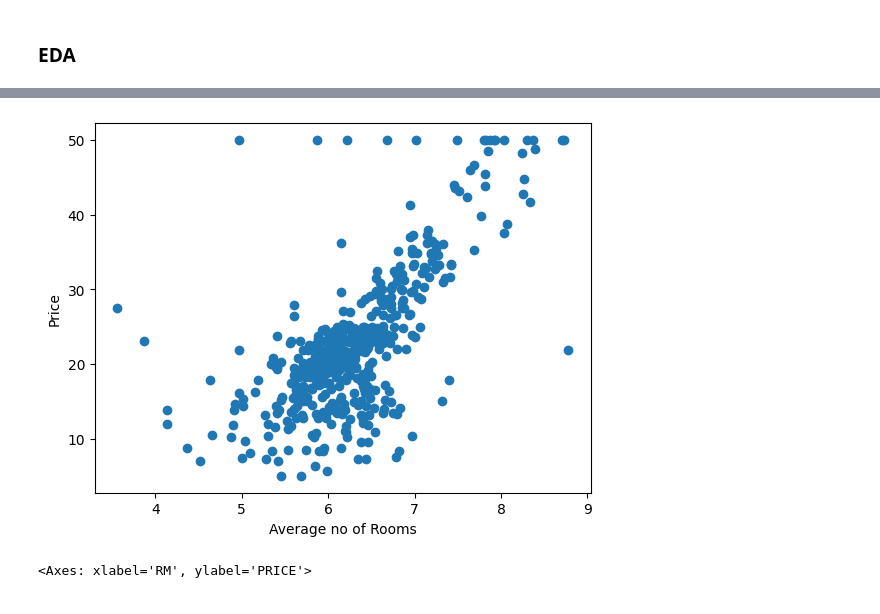
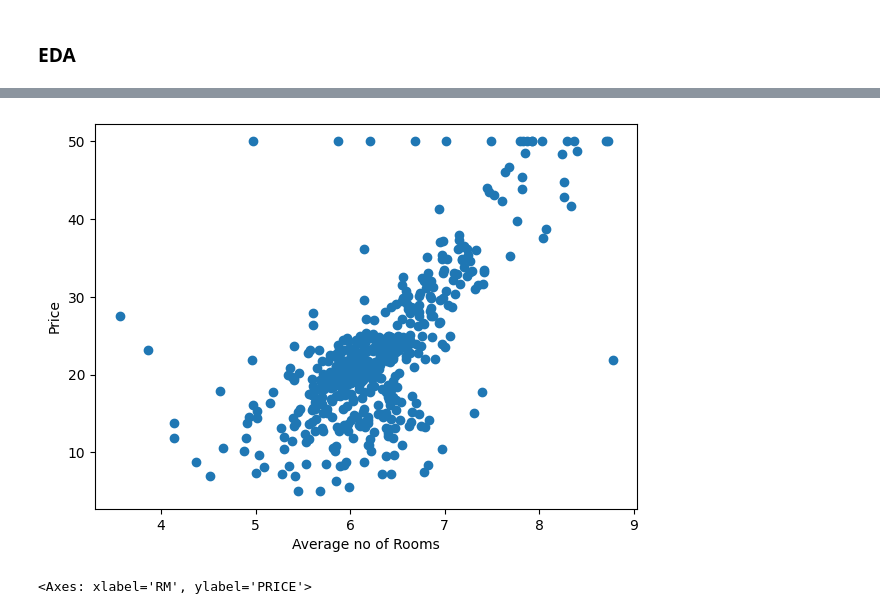
Before and after one commit to SaurabhGirpunje/Boston_House_Pricing_ML, a Jupyter notebook: Boston_House_Pricing_Prediction.ipynb, the cells around one changed output, grey strips where cells are left out. Drawn from its saved outputs; the diff is of its cells as text; code cells hidden in the pictures.

```diff
--- a/Boston_House_Pricing_Prediction.ipynb
+++ b/Boston_House_Pricing_Prediction.ipynb
@@ -122,10 +185,11 @@ plt.show()
 # %%
+plt.figure(figsize=(7,5))
 plt.scatter(df['RM'],df['PRICE'])
 plt.xlabel('Average no of Rooms')
 plt.ylabel('Price')
 plt.show()
 # %% [output]
-[figure, old version]
+[figure, new version]
 # %%
 sns.regplot(data=df,x=df['RM'],y=df['PRICE'])
 # %% [output]
```
Also changed, not shown: parts of 86 cells of this notebook, 8 other files.
